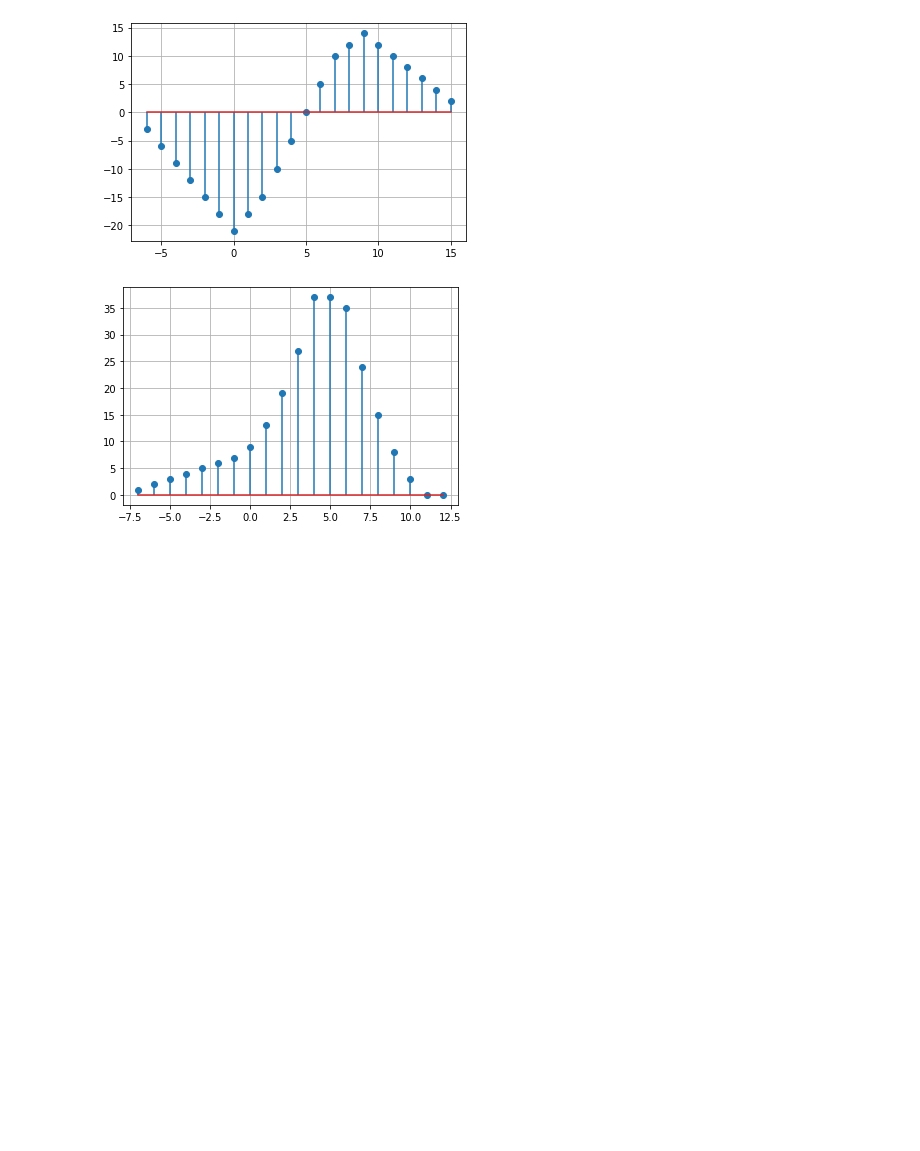
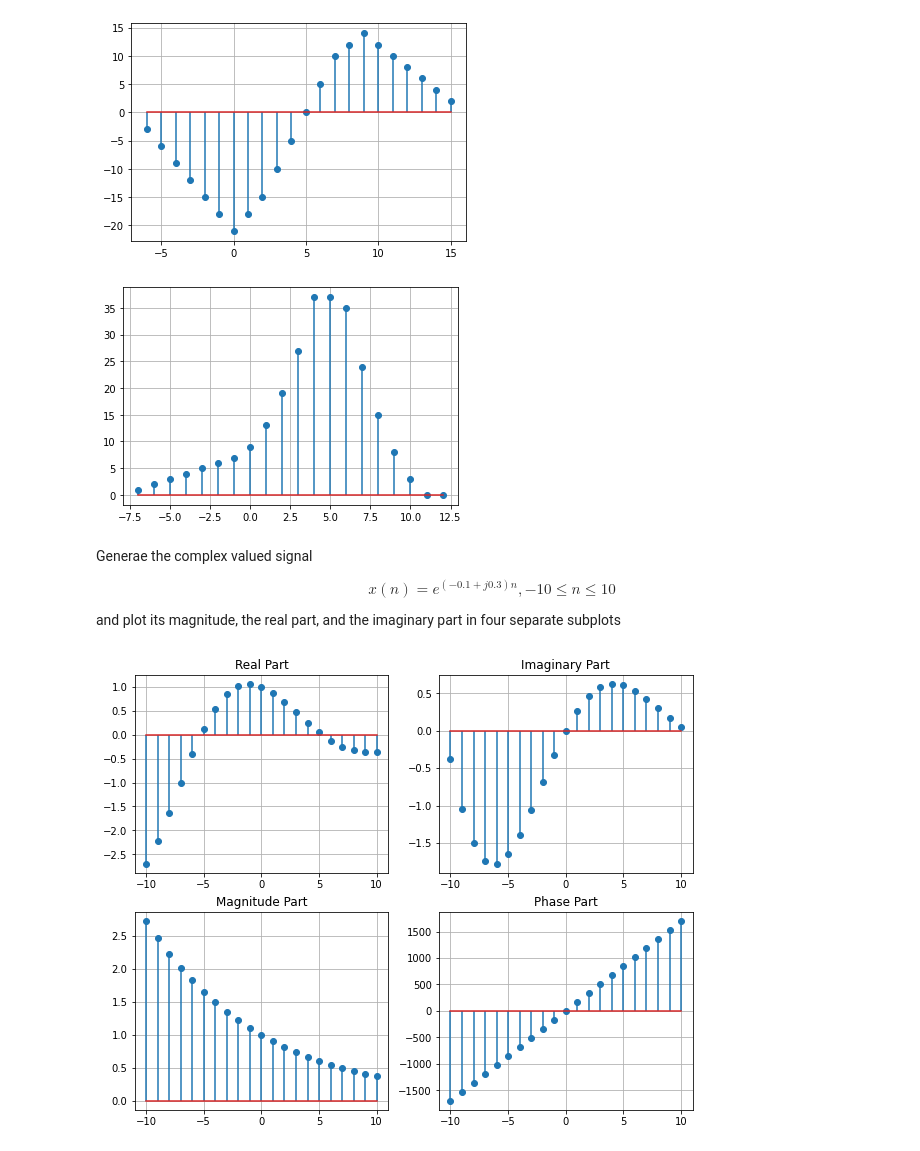
Before and after one commit to telescreen/Notebook, a Jupyter notebook: dsp/LearnDSP.ipynb, the cells around one changed output. Cells and saved outputs as stored; diff of their text form; code cells hidden in the pictures; blank space fills up the shorter version.

```diff
--- a/dsp/LearnDSP.ipynb
+++ b/dsp/LearnDSP.ipynb
@@ -55,3 +65,28 @@ tr, xr = dsignal.sigadd(s1, s2)
 plotsignal(tr, xr)
 # %% [output]
 [figure]
+# %% [markdown]
+Generae the complex valued signal
+
+$$ x(n) = e^{(-0.1 + j0.3)n}, -10 \le n \le 10 $$
+
+and plot its magnitude, the real part, and the imaginary part in four separate subplots
+# %%
+fn = lambda n: np.exp((-0.1 + 0.3j)*n)
+t = np.arange(-10, 11)
+x = dsignal.genseq(-10, 10, fn)
+fig, ax = plt.subplots(nrows=2, ncols=2, figsize=(10,8))
+ax[0, 0].stem(t, np.real(x))
+ax[0, 0].set_title('Real Part')
+ax[0, 0].grid()
+ax[0, 1].stem(t, np.imag(x))
+ax[0, 1].set_title('Imaginary Part')
+ax[0, 1].grid()
+ax[1, 0].stem(t, np.abs(x))
+ax[1, 0].set_title('Magnitude Part')
+ax[1, 0].grid()
+ax[1, 1].stem(t, (180*np.pi)*np.angle(x))
+ax[1, 1].set_title('Phase Part');
+ax[1, 1].grid()
+# %% [output]
+[figure, added]
```
Also changed, not shown: parts of 8 cells of this notebook, 5 other files.
